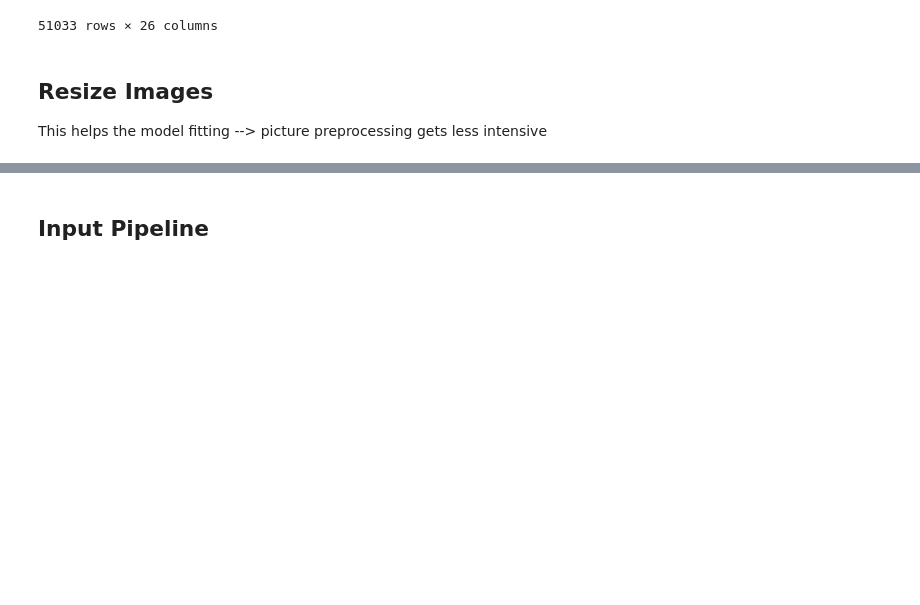
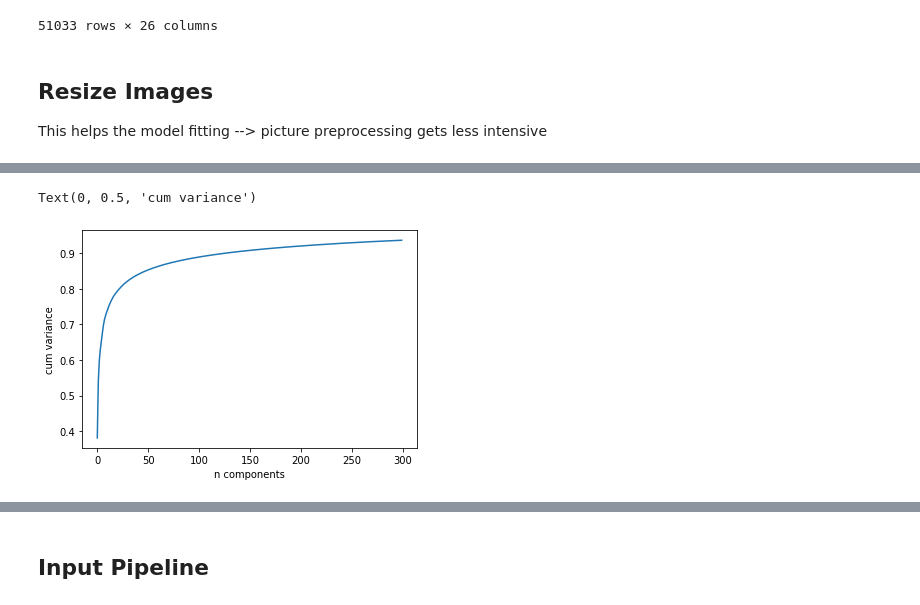
Before and after one commit to oliverweissl/MachineLearning-Project, a Jupyter notebook: input_pipeline.ipynb, the cells around one changed output, grey strips where cells are left out. Saved outputs shown, nothing was run; the diff lists cells and outputs as text; code cells hidden in the pictures; blank space fills up the shorter version.

```diff
--- a/input_pipeline.ipynb
+++ b/input_pipeline.ipynb
@@ -178,0 +181,6 @@ PCA_COMPONENTS = pca_analyzed.components_.shape[0]
+# %%
+test_pca = PCA(300)
+test_pca_analyzed = test_pca.fit(img_array)
+# %% [output]
+Text(0, 0.5, 'cum variance')
+[figure, added]
```
Also changed, not shown: parts of 20 cells of this notebook.
